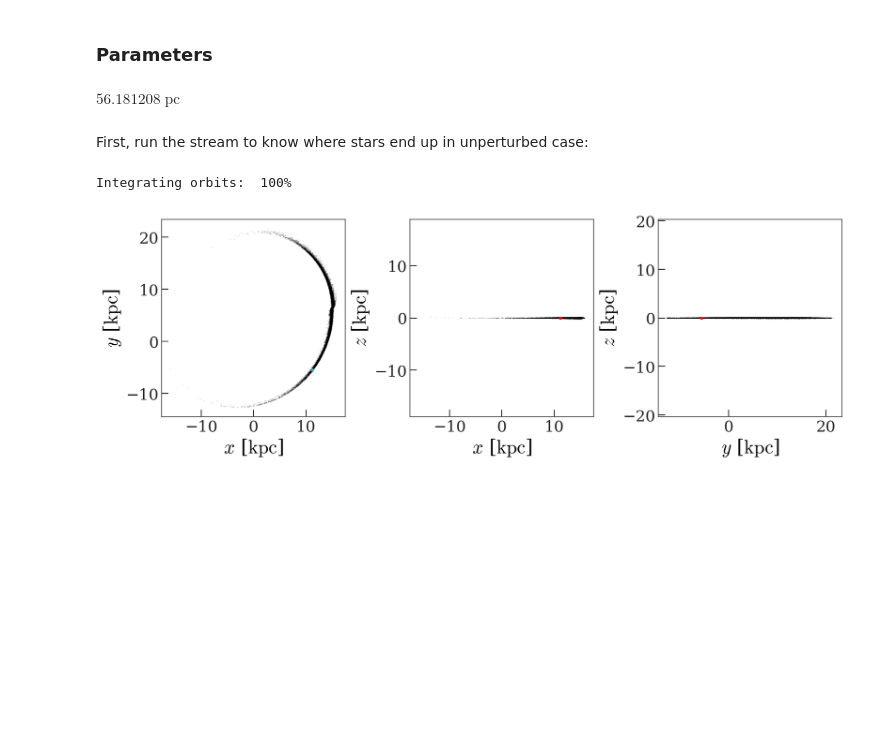
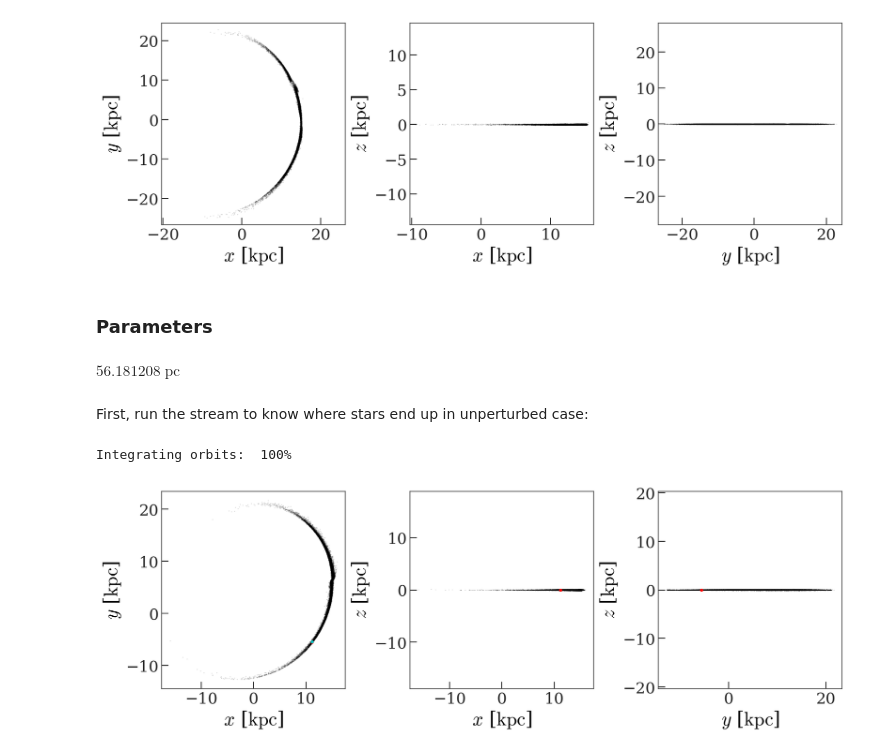
Before and after one commit to adrn/dark-sectors-mw, a Jupyter notebook: notebooks/Stream-gap-sim.ipynb, the cells around one changed output. Saved outputs shown, nothing was run; the diff lists cells and outputs as text; code cells hidden in the pictures; blank space fills up the shorter version.

```diff
--- a/notebooks/Stream-gap-sim.ipynb
+++ b/notebooks/Stream-gap-sim.ipynb
@@ -33,0 +77,9 @@ orbit.plot();
+# %%
+impact_site_w=rando_star
+subhalo_impact_dw=gd.PhaseSpacePosition(
+    [1., 0, 0] * impact_b,
+    [0, 0, 1.] * impact_v
+)
+subhalo_potential=gp.HernquistPotential(m=M_subhalo, c=c_subhalo, units=galactic)
+t_buffer_impact=np.round((32 * impact_b / impact_v).to(u.Myr))
+impact_dt=np.round((c_subhalo / impact_v / 32).to(u.Myr), decimals=2)
@@ -33,0 +131,29 @@ orbit.plot();
+# %%
+stream_after_impact = self.H.integrate_orbit(
+    stream_impact,
+    dt=self.dt,
+    t1=self.t_pre_impact + t_buffer_impact,
+    t2=self.t_pre_impact + self.t_post_impact,
+    Integrator=gi.Ruth4Integrator,
+    store_all=False,
+)[0]
+
+unpert_stream_post, _ = self._mockstream_gen.run(
+    prog_w_buffer_pre[0],
+    self.M_stream,
+    dt=self.dt,
+    t1=self.t_pre_impact - t_buffer_impact,
+    t2=self.t_pre_impact + self.t_post_impact,
+    **self._mockstream_kw
+)
+
+w_impact_end = self.H.integrate_orbit(
+    impact_site_w,
+    dt=self.dt,
+    t1=self.t_pre_impact,
+    t2=self.t_pre_impact + self.t_post_impact,
+)
+# %%
+stream_after_impact.plot(**stream_style);
+# %% [output]
+[figure, added]
```
Also changed, not shown: parts of 30 cells of this notebook.
